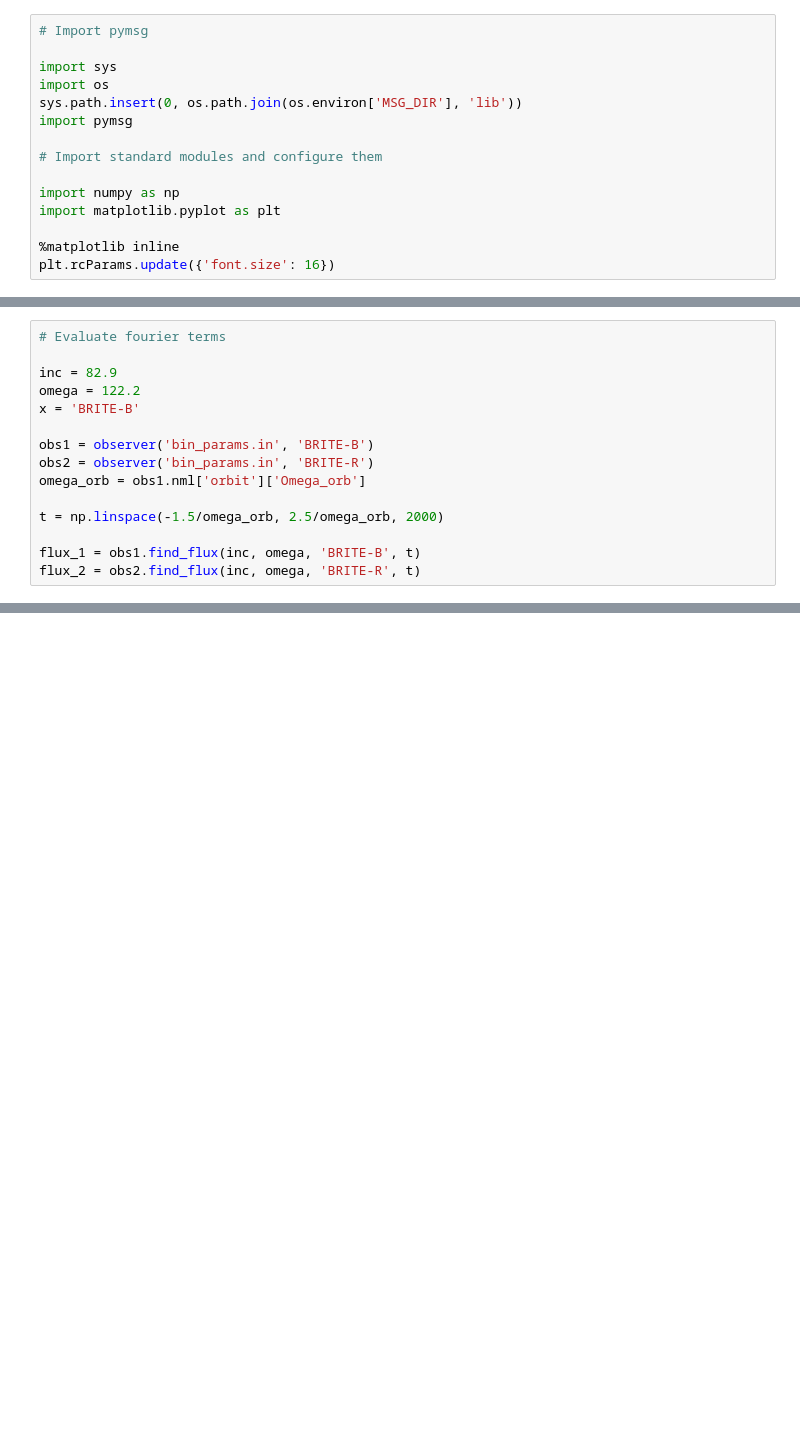
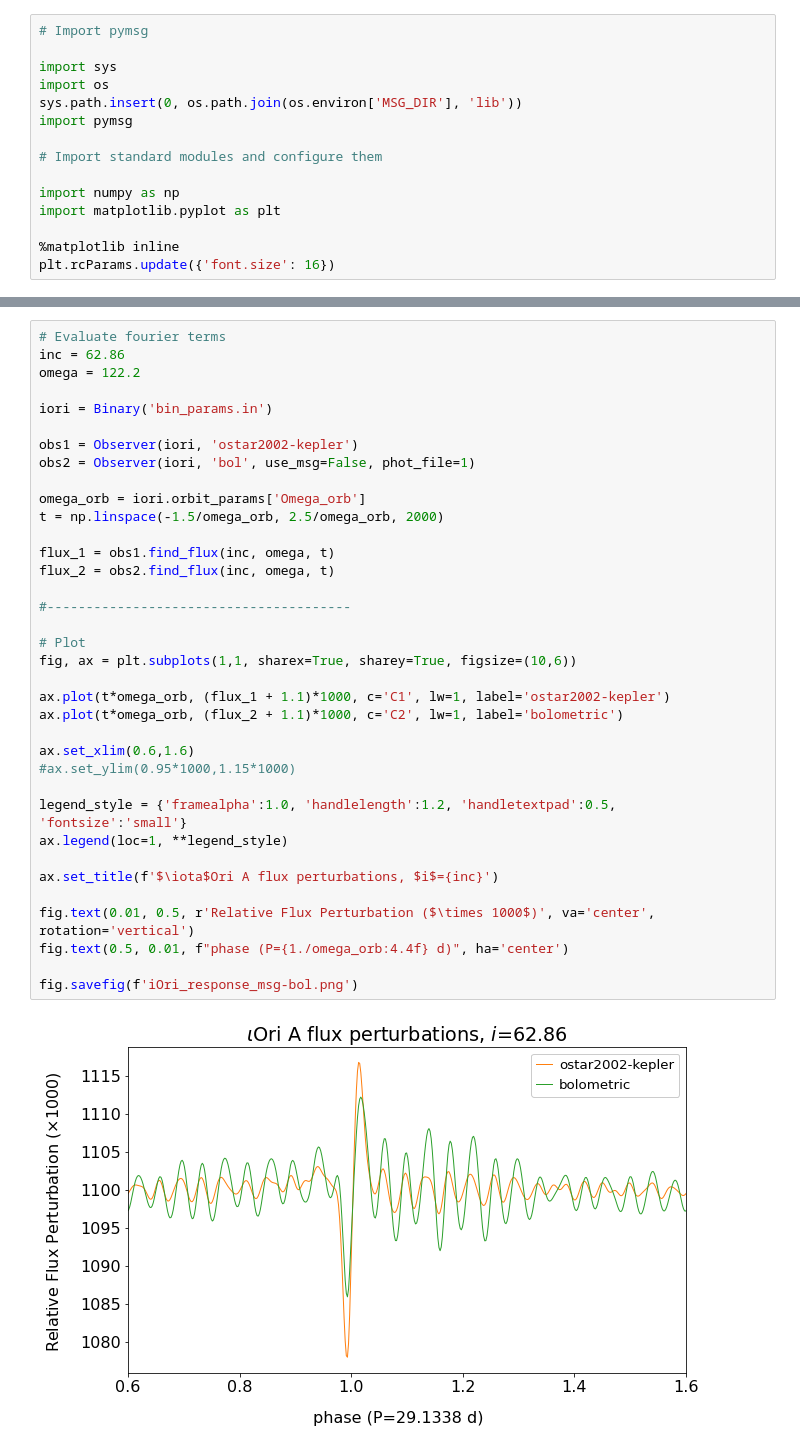
Before and after one commit to aaronesque/gyre-lc, a Jupyter notebook: iOri-lightcurve.ipynb, the cells around one changed output, grey strips where cells are left out. Cells and saved outputs as stored; diff of their text form; blank space fills up the shorter version.

```diff
--- a/iOri-lightcurve.ipynb
+++ b/iOri-lightcurve.ipynb
@@ -576,15 +15,0 @@ def run_observer(bin_list):
-# %%
-# Evaluate fourier terms
-
-inc = 82.9
-omega = 122.2
-x = 'BRITE-B'
-
-obs1 = observer('bin_params.in', 'BRITE-B')
-obs2 = observer('bin_params.in', 'BRITE-R')
-omega_orb = obs1.nml['orbit']['Omega_orb']
-
-t = np.linspace(-1.5/omega_orb, 2.5/omega_orb, 2000)
-
-flux_1 = obs1.find_flux(inc, omega, 'BRITE-B', t)
-flux_2 = obs2.find_flux(inc, omega, 'BRITE-R', t)
@@ -834,0 +298,38 @@ ValueError: Could not lookup ld_coeffs for ld_coeffs_source_bol@primary@star@com
+# %%
+# Evaluate fourier terms
+inc = 62.86
+omega = 122.2
+
+iori = Binary('bin_params.in')
+
+obs1 = Observer(iori, 'ostar2002-kepler')
+obs2 = Observer(iori, 'bol', use_msg=False, phot_file=1)
+
+omega_orb = iori.orbit_params['Omega_orb']
+t = np.linspace(-1.5/omega_orb, 2.5/omega_orb, 2000)
+
+flux_1 = obs1.find_flux(inc, omega, t)
+flux_2 = obs2.find_flux(inc, omega, t)
+
+#---------------------------------------
+
+# Plot
+fig, ax = plt.subplots(1,1, sharex=True, sharey=True, figsize=(10,6))
+
+ax.plot(t*omega_orb, (flux_1 + 1.1)*1000, c='C1', lw=1, label='ostar2002-kepler')
+ax.plot(t*omega_orb, (flux_2 + 1.1)*1000, c='C2', lw=1, label='bolometric')
+
+ax.set_xlim(0.6,1.6)
+#ax.set_ylim(0.95*1000,1.15*1000)
+
+legend_style = {'framealpha':1.0, 'handlelength':1.2, 'handletextpad':0.5, 'fontsize':'small'}
+ax.legend(loc=1, **legend_style)
+
+ax.set_title(f'$\iota$Ori A flux perturbations, $i$={inc}')
+
+fig.text(0.01, 0.5, r'Relative Flux Perturbation ($\times 1000$)', va='center', rotation='vertical')
+fig.text(0.5, 0.01, f"phase (P={1./omega_orb:4.4f} d)", ha='center')
+
+fig.savefig(f'iOri_response_msg-bol.png')
+# %% [output]
+[figure, added]
```
Also changed, not shown: parts of 51 cells of this notebook, 8 other files.
